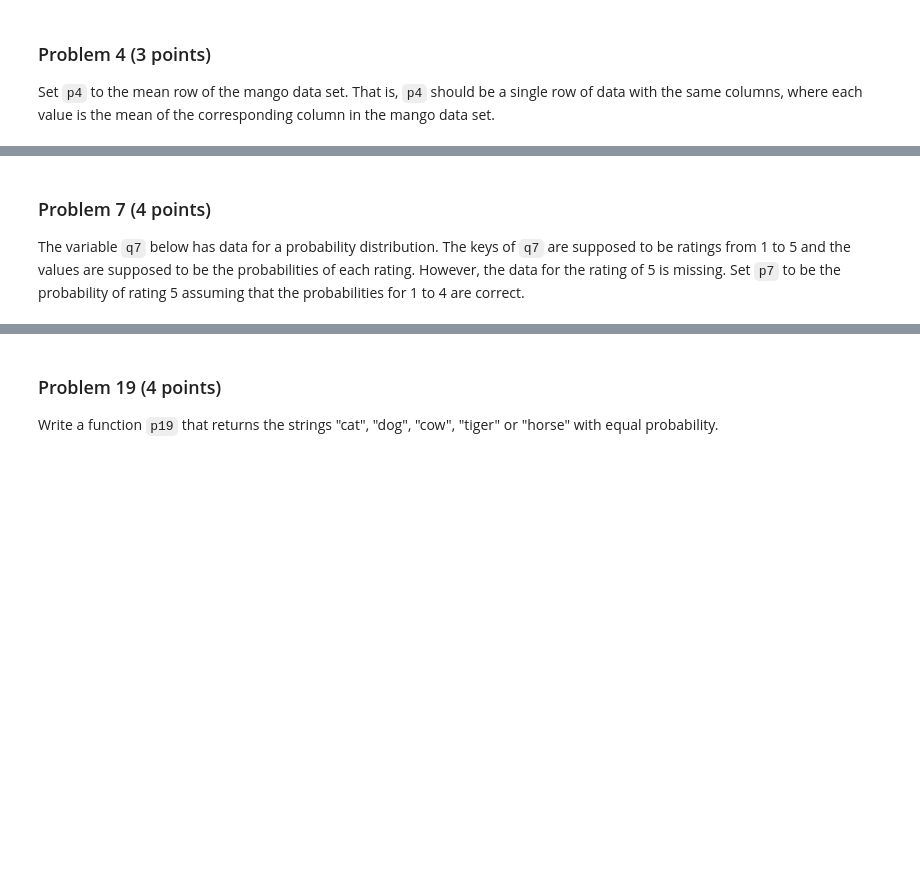
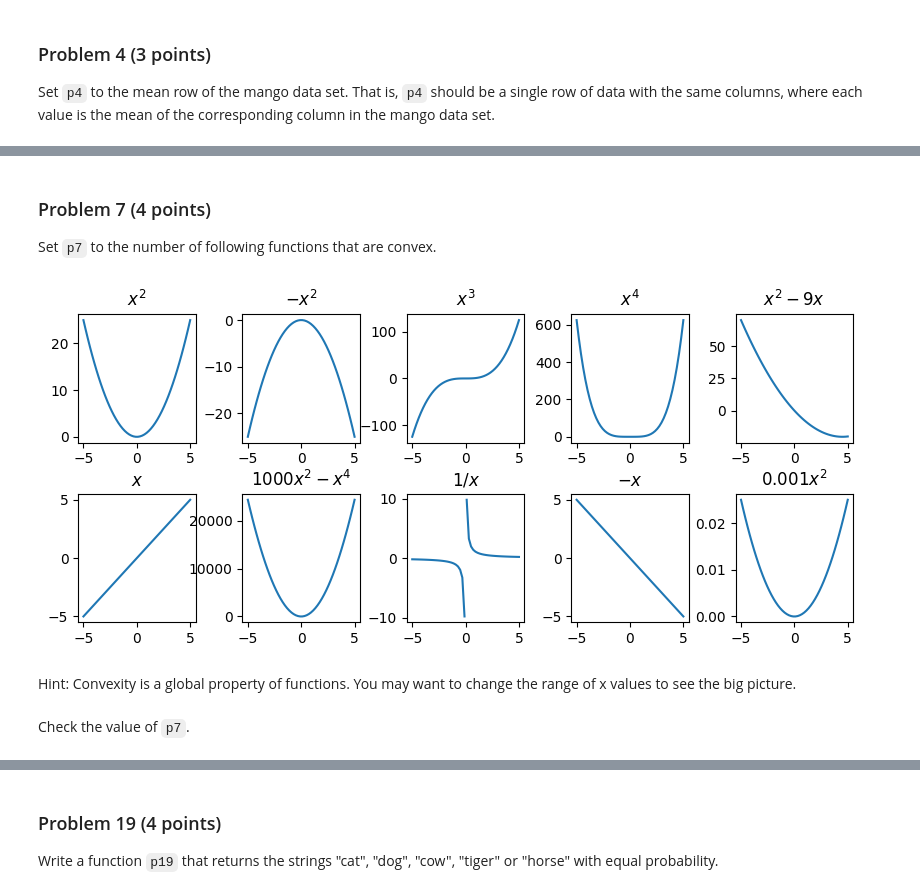
Before and after one commit to yy714x/dx601-homework-04, a Jupyter notebook: homework.ipynb, the cells around one changed output, grey strips where cells are left out. Cells and saved outputs as stored; diff of their text form; code cells hidden in the pictures; blank space fills up the shorter version.

```diff
--- a/homework.ipynb
+++ b/homework.ipynb
@@ -159,7 +166,0 @@ p6
-# %% [markdown]
-### Problem 7 (4 points)
-
-The variable `q7` below has data for a probability distribution.
-The keys of `q7` are supposed to be ratings from 1 to 5 and the values are supposed to be the probabilities of each rating.
-However, the data for the rating of 5 is missing.
-Set `p7` to be the probability of rating 5 assuming that the probabilities for 1 to 4 are correct.
@@ -168,6 +167,65 @@ q7 = {1: 0.32, 2: 0.22, 3: 0.12, 4: 0.1}
+# %% [markdown]
+### Problem 7 (4 points)
+
+Set `p7` to the number of following functions that are convex.
+# %%
+# @ title Functions to Check for Convexity
+
+xs = np.linspace(-5, 5)
+
+plt.figure(figsize=(10, 4))
+plt.subplot(2, 5, 1)
+plt.plot(xs, xs**2)
+plt.title("$x^2$")
+
+plt.subplot(2, 5, 2)
+plt.plot(xs, -xs**2)
+plt.title("$-x^2$")
+
+plt.subplot(2, 5, 3)
+plt.plot(xs, xs**3)
+plt.title("$x^3$")
+
+plt.subplot(2, 5, 4)
+plt.plot(xs, xs**4)
+plt.title("$x^4$")
+
+plt.subplot(2, 5, 5)
+plt.plot(xs, xs*xs - 9 * xs)
+plt.title("$x^2 - 9x$")
+
+plt.subplot(2, 5, 6)
+plt.plot(xs, xs)
+plt.title("$x$")
+
+plt.subplot(2, 5, 7)
+plt.plot(xs, -xs**4+1000 * xs**2)
+plt.title("$1000x^2 - x^4$")
+
+plt.subplot(2, 5, 8)
+plt.plot([x for x in xs if x > 0], [1 / x for x in xs if x > 0], color="C0")
+plt.plot([x for x in xs if x < 0], [1 / x for x in xs if x < 0], color="C0")
+plt.title("$1/x$")
+
+plt.subplot(2, 5, 9)
+plt.plot(xs, -xs)
+plt.title("$-x$")
+
+plt.subplot(2, 5, 10)
+plt.plot(xs, 0.001 * xs**2)
+plt.title("$0.001 x^2$")
+
+plt.subplots_adjust(hspace=0.4, wspace=0.4);
+# %% [output]
+[figure, added]
+# %% [markdown]
+Hint: Convexity is a global property of functions.
+You may want to change the range of x values to see the big picture.
 # %%
 # YOUR CHANGES HERE
 
 p7 = ...
+# %% [markdown]
+Check the value of `p7`.
 # %%
 p7
```
Also changed, not shown: parts of 121 cells of this notebook.
